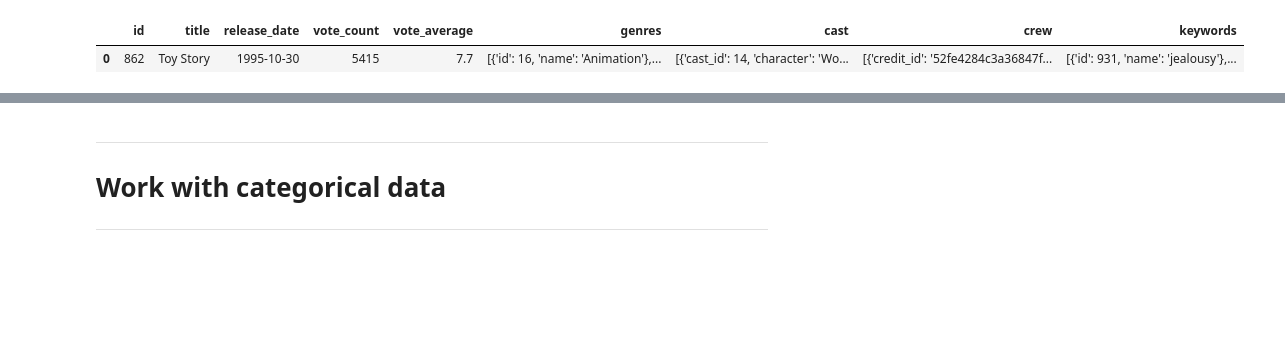
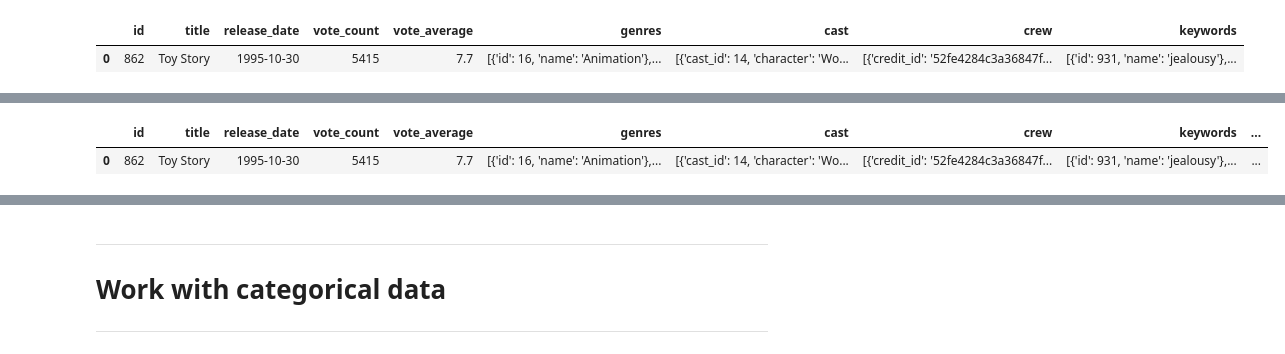
Before and after one commit to denissotnikov4/movie-recommender-systems, a Jupyter notebook: content_recommendation_system.ipynb, the cells around one changed output, grey strips where cells are left out. Drawn from its saved outputs; the diff is of its cells as text; code cells hidden in the pictures; blank space fills up the shorter version.

```diff
--- a/content_recommendation_system.ipynb
+++ b/content_recommendation_system.ipynb
@@ -109,3 +123,9 @@ df.head(1)
+# %%
+df = df.merge(df_links_small, how='inner', on='id')
+df.head(1)
+# %% [output]
+|  | id | title | release_date | vote_count | vote_average | genres | cast | crew | keywords | ... |
+| 0 | 862 | Toy Story | 1995-10-30 | 5415 | 7.7 | [{'id': 16, 'name': 'Animation'},... | [{'cast_id': 14, 'character': 'Wo... | [{'credit_id': '52fe4284c3a36847f... | [{'id': 931, 'name': 'jealousy'},... | ... |
 # %%
 df.shape
 # %% [output]
```
Also changed, not shown: parts of 26 cells of this notebook.
